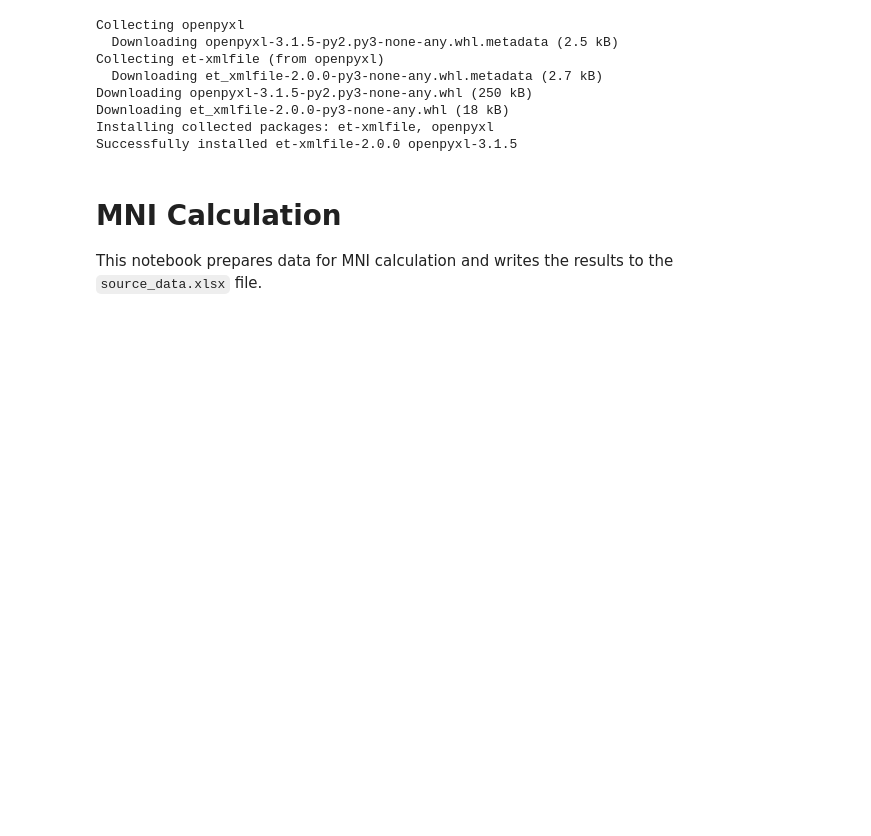
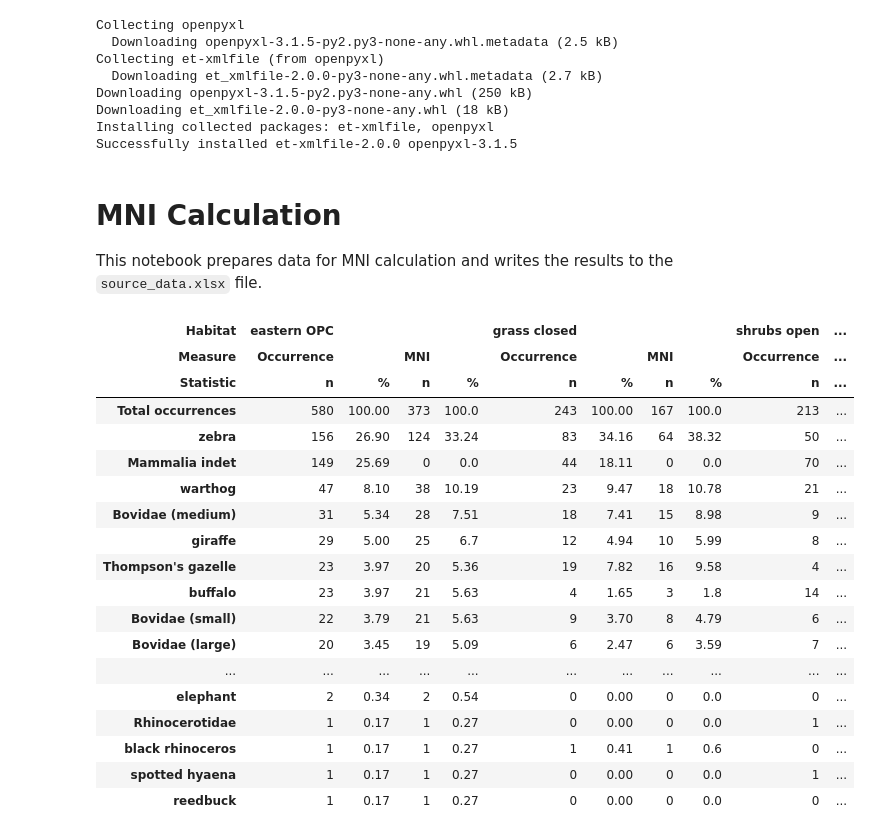
Before and after one commit to karilint/BonesOfOlPejeta, a Jupyter notebook: notebooks/13 Bones MNI Calculation.ipynb, the cells around one changed output. Saved outputs shown, nothing was run; the diff lists cells and outputs as text; code cells hidden in the pictures; blank space fills up the shorter version.

```diff
--- a/notebooks/13 Bones MNI Calculation.ipynb
+++ b/notebooks/13 Bones MNI Calculation.ipynb
@@ -161,10 +161,18 @@ EXCLUDED_MNI_TAXA = {"Aves (medium)", "Aves (small)", "Mammalia indet.", "Ungula
 habitats = ["grass closed", "shrubs open", "shrubs closed", "trees closed"]
 total_label = "eastern OPC"
 
-transects = pd.read_pickle("../data/pkl/df_transects.pkl")
-transects.columns = transects.columns.str.strip()
+# Load pickled data
+df_transects = pd.read_pickle('../data/pkl/df_transects.pkl')
+
+# Filter transects and species (Old Reserve only)
+df_transects['Year'] = pd.to_datetime(df_transects['start_time']).dt.year
+mask_not_2008 = df_transects['Year'] != 2008
+mask_keep_2024 = ~((df_transects['Year'] == 2024) & (df_transects['Pre: Transect physical habitat'] != 'shrubs closed'))
+df_filtered_transects = df_transects[mask_not_2008 & mask_keep_2024].copy()
+
+df_filtered_transects.columns = df_filtered_transects.columns.str.strip()
 transect_meta = (
-    transects[["UID", "Pre: On old reserve?", "Pre: Transect physical habitat"]]
+    df_filtered_transects[["UID", "Pre: On old reserve?", "Pre: Transect physical habitat"]]
     .rename(columns={"UID": "TransectUID"})
     .dropna(subset=["TransectUID"])
 )
@@ -278,30 +286,50 @@ percent_columns = [col for col in summary_df.columns if col[2] == "%"]
 count_columns = [col for col in summary_df.columns if col[2] == "n"]
 
 summary_df[percent_columns] = summary_df[percent_columns].applymap(
     lambda x: round(float(x), 2) if isinstance(x, numbers.Real) and not pd.isna(x) else x
 )
 summary_df[count_columns] = summary_df[count_columns].applymap(
     lambda x: int(x) if isinstance(x, numbers.Real) and not pd.isna(x) else x
 )
 
 total_row = {}
 total_row[(total_label, "Occurrence", "n")] = occ_total_all
 total_row[(total_label, "Occurrence", "%")] = 100.0 if occ_total_all else 0.0
 total_row[(total_label, "MNI", "n")] = mni_total_all
 total_row[(total_label, "MNI", "%")] = 100.0 if mni_total_all else 0.0
 for habitat in habitats:
     occ_total_hab = _safe_int(occ_total_by_hab.get(habitat, 0))
     mni_total_hab = _safe_int(mni_total_by_hab.get(habitat, 0))
     total_row[(habitat, "Occurrence", "n")] = occ_total_hab
     total_row[(habitat, "Occurrence", "%")] = 100.0 if occ_total_hab else 0.0
     total_row[(habitat, "MNI", "n")] = mni_total_hab
     total_row[(habitat, "MNI", "%")] = 100.0 if mni_total_hab else 0.0
 
 total_df = pd.DataFrame([total_row], index=["Total occurrences"], columns=columns)
 summary_df = pd.concat([total_df, summary_df])
 
 output_path = Path("../data/export/excel/mni_occurrence_summary_by_habitat.xlsx")
 output_path.parent.mkdir(parents=True, exist_ok=True)
 summary_df.to_excel(output_path, sheet_name="Summary", merge_cells=False)
 
 summary_df
+# %% [output]
+| Habitat | eastern OPC |  |  |  | grass closed |  |  |  | shrubs open | ... |
+| Measure | Occurrence |  | MNI |  | Occurrence |  | MNI |  | Occurrence | ... |
+| Statistic | n | % | n | % | n | % | n | % | n | ... |
+| Total occurrences | 580 | 100.00 | 373 | 100.0 | 243 | 100.00 | 167 | 100.0 | 213 | ... |
+| zebra | 156 | 26.90 | 124 | 33.24 | 83 | 34.16 | 64 | 38.32 | 50 | ... |
+| Mammalia indet | 149 | 25.69 | 0 | 0.0 | 44 | 18.11 | 0 | 0.0 | 70 | ... |
+| warthog | 47 | 8.10 | 38 | 10.19 | 23 | 9.47 | 18 | 10.78 | 21 | ... |
+| Bovidae (medium) | 31 | 5.34 | 28 | 7.51 | 18 | 7.41 | 15 | 8.98 | 9 | ... |
+| giraffe | 29 | 5.00 | 25 | 6.7 | 12 | 4.94 | 10 | 5.99 | 8 | ... |
+| Thompson's gazelle | 23 | 3.97 | 20 | 5.36 | 19 | 7.82 | 16 | 9.58 | 4 | ... |
+| buffalo | 23 | 3.97 | 21 | 5.63 | 4 | 1.65 | 3 | 1.8 | 14 | ... |
+| Bovidae (small) | 22 | 3.79 | 21 | 5.63 | 9 | 3.70 | 8 | 4.79 | 6 | ... |
+| Bovidae (large) | 20 | 3.45 | 19 | 5.09 | 6 | 2.47 | 6 | 3.59 | 7 | ... |
+| ... | ... | ... | ... | ... | ... | ... | ... | ... | ... | ... |
+| elephant | 2 | 0.34 | 2 | 0.54 | 0 | 0.00 | 0 | 0.0 | 0 | ... |
+| Rhinocerotidae | 1 | 0.17 | 1 | 0.27 | 0 | 0.00 | 0 | 0.0 | 1 | ... |
+| black rhinoceros | 1 | 0.17 | 1 | 0.27 | 1 | 0.41 | 1 | 0.6 | 0 | ... |
+| spotted hyaena | 1 | 0.17 | 1 | 0.27 | 0 | 0.00 | 0 | 0.0 | 1 | ... |
+| reedbuck | 1 | 0.17 | 1 | 0.27 | 0 | 0.00 | 0 | 0.0 | 0 | ... |
```
Also changed, not shown: 1 other file.
